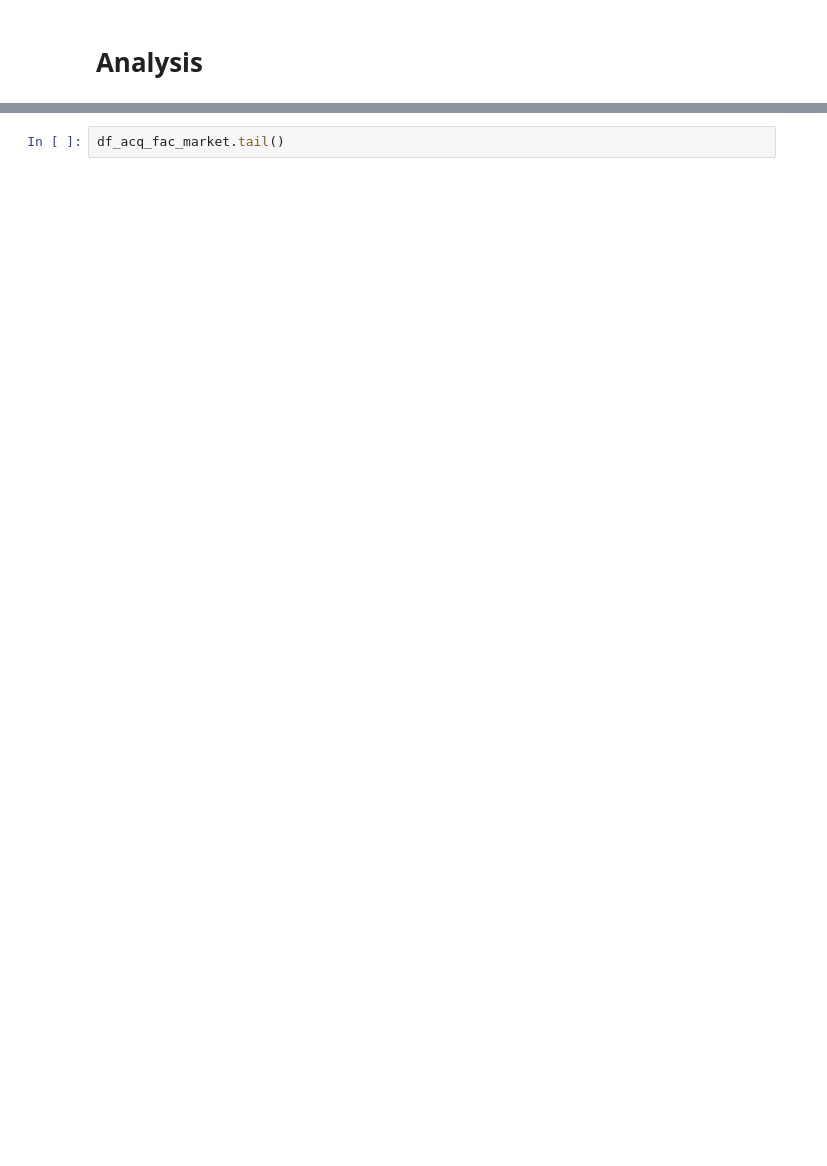
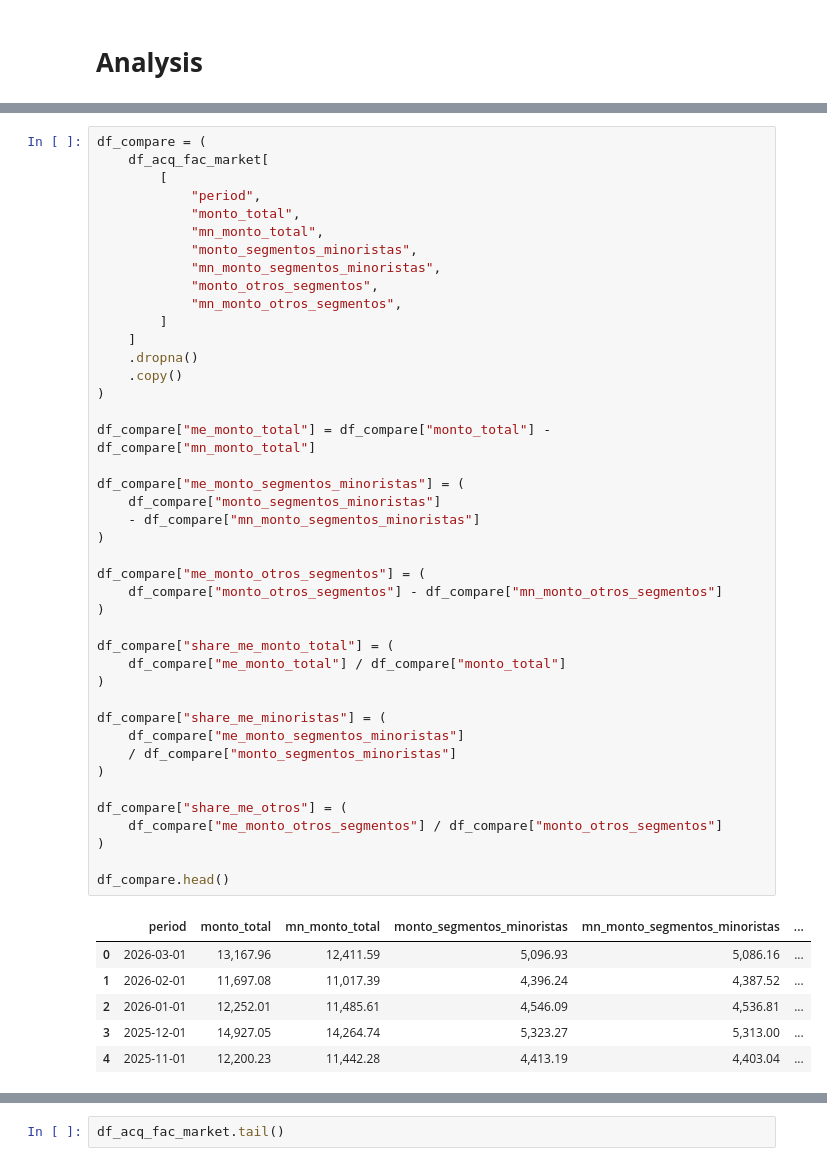
Before and after one commit to FerCorcuera/BCRP-ANALYTICS, a Jupyter notebook: payment-system/notebooks/acquirer_facilitaror_market.ipynb, the cells around one changed output, grey strips where cells are left out. Drawn from its saved outputs; the diff is of its cells as text; blank space fills up the shorter version.

```diff
--- a/payment-system/notebooks/acquirer_facilitaror_market.ipynb
+++ b/payment-system/notebooks/acquirer_facilitaror_market.ipynb
@@ -187 +218,50 @@ df_acq_fac_market.tail()
+# %%
+df_compare = (
+    df_acq_fac_market[
+        [
+            "period",
+            "monto_total",
+            "mn_monto_total",
+            "monto_segmentos_minoristas",
+            "mn_monto_segmentos_minoristas",
+            "monto_otros_segmentos",
+            "mn_monto_otros_segmentos",
+        ]
+    ]
+    .dropna()
+    .copy()
+)
+
+df_compare["me_monto_total"] = df_compare["monto_total"] - df_compare["mn_monto_total"]
+
+df_compare["me_monto_segmentos_minoristas"] = (
+    df_compare["monto_segmentos_minoristas"]
+    - df_compare["mn_monto_segmentos_minoristas"]
+)
+
+df_compare["me_monto_otros_segmentos"] = (
+    df_compare["monto_otros_segmentos"] - df_compare["mn_monto_otros_segmentos"]
+)
+
+df_compare["share_me_monto_total"] = (
+    df_compare["me_monto_total"] / df_compare["monto_total"]
+)
+
+df_compare["share_me_minoristas"] = (
+    df_compare["me_monto_segmentos_minoristas"]
+    / df_compare["monto_segmentos_minoristas"]
+)
+
+df_compare["share_me_otros"] = (
+    df_compare["me_monto_otros_segmentos"] / df_compare["monto_otros_segmentos"]
+)
+
+df_compare.head()
+# %% [output]
+|  | period | monto_total | mn_monto_total | monto_segmentos_minoristas | mn_monto_segmentos_minoristas | ... |
+| 0 | 2026-03-01 | 13,167.96 | 12,411.59 | 5,096.93 | 5,086.16 | ... |
+| 1 | 2026-02-01 | 11,697.08 | 11,017.39 | 4,396.24 | 4,387.52 | ... |
+| 2 | 2026-01-01 | 12,252.01 | 11,485.61 | 4,546.09 | 4,536.81 | ... |
+| 3 | 2025-12-01 | 14,927.05 | 14,264.74 | 5,323.27 | 5,313.00 | ... |
+| 4 | 2025-11-01 | 12,200.23 | 11,442.28 | 4,413.19 | 4,403.04 | ... |
 # %%
```
Also changed, not shown: parts of 8 cells of this notebook, 1 other file.
